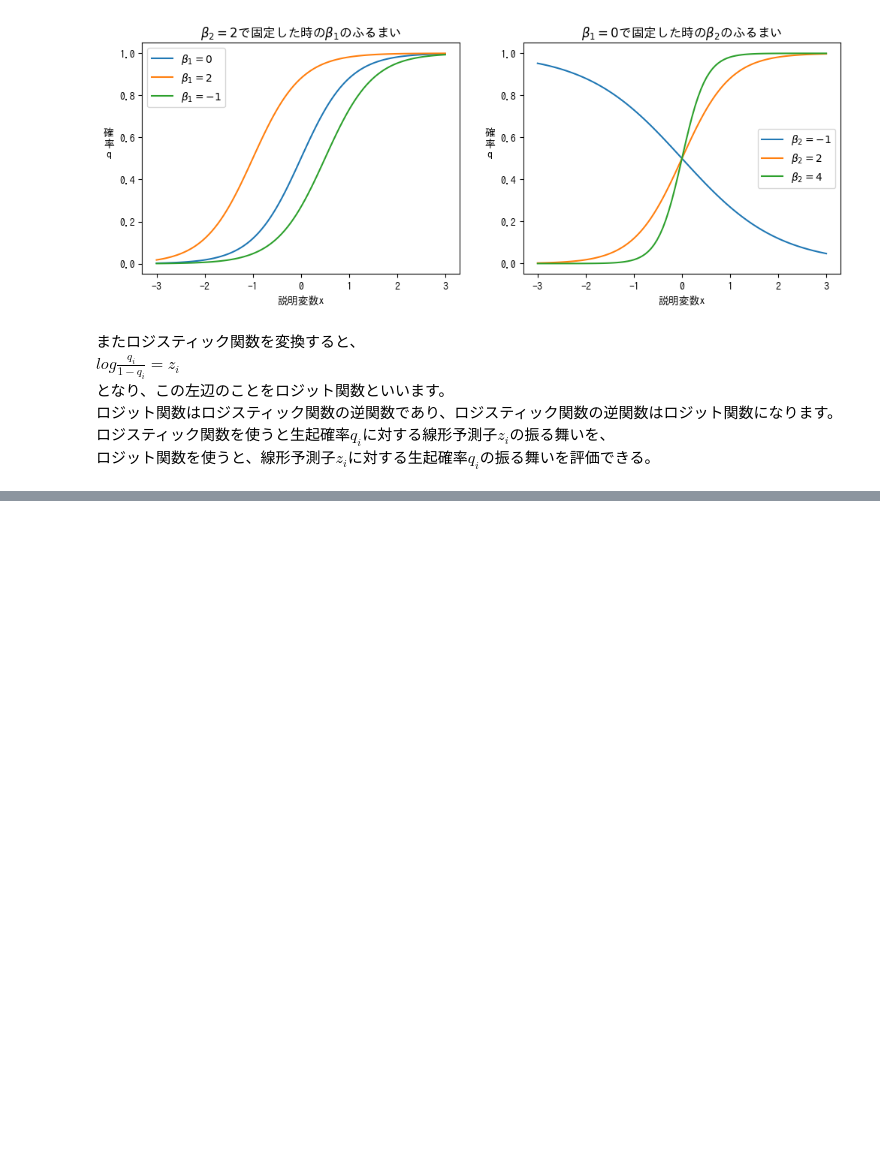
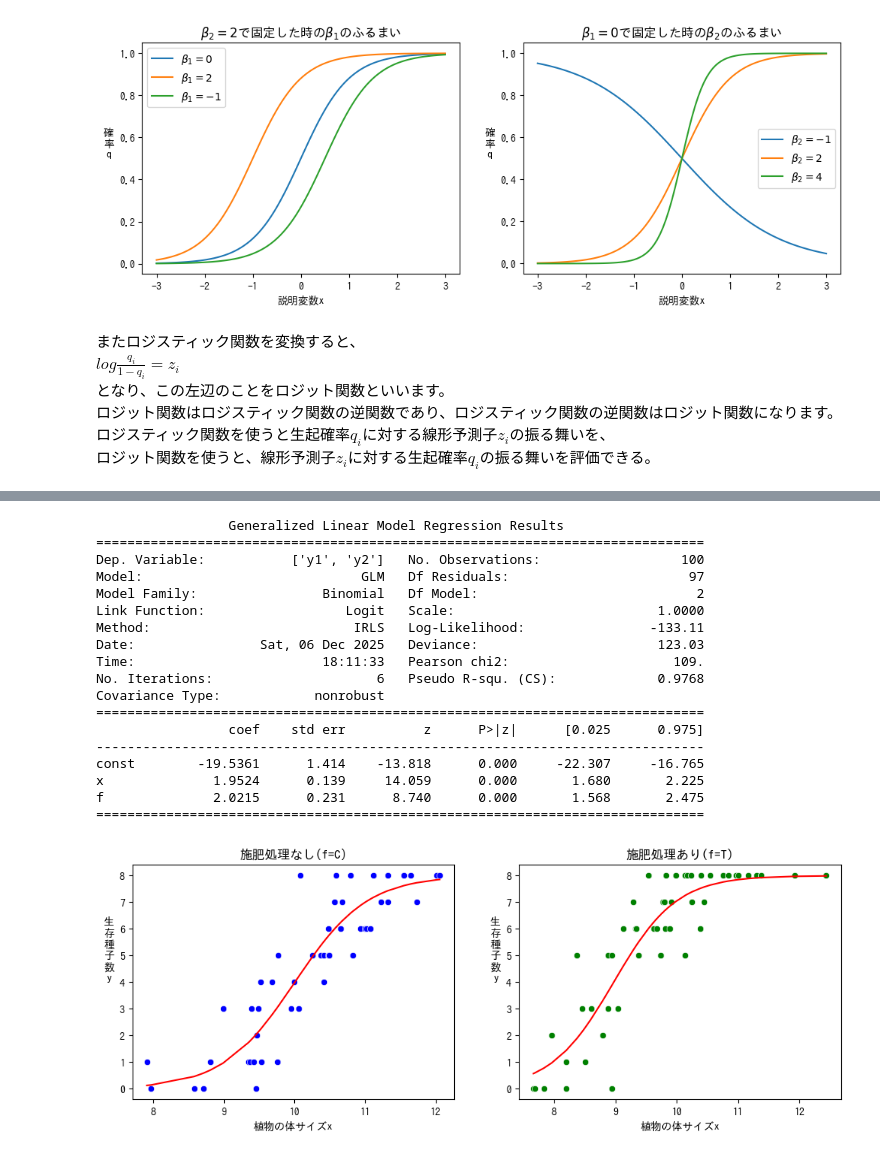
Before and after one commit to ynaoy/kubo-book, a Jupyter notebook: src/chapter6/chapter6.ipynb, the cells around one changed output, grey strips where cells are left out. Drawn from its saved outputs; the diff is of its cells as text; code cells hidden in the pictures; blank space fills up the shorter version.

```diff
--- a/src/chapter6/chapter6.ipynb
+++ b/src/chapter6/chapter6.ipynb
@@ -164,0 +176,46 @@ $log\frac{q_i}{1-q_i}=z_i$
+# %%
+# 因子型のデータを数値に変換
+d = data4a.copy()
+d["f"] = d["f"].map({"C": 0, "T": 1})
+# 説明変数に切片を追加
+X = sm.add_constant(d[["x","f"]])
+# 応答変数を定義
+y=np.column_stack([d["y"], d["N"] - d["y"]])
+# ロジスティック回帰
+model = sm.GLM(y, X, family=sm.families.Binomial()).fit()
+pred = model.predict(X)
+d["pred"] = pred
+print(model.summary())
+
+# グラフを描写
+titles = ["施肥処理なし(f=C)","施肥処理あり(f=T)"]
+colors = ["blue", "green"]
+fig, axes = plt.subplots(1, 2, figsize=(12, 4))  # 1x2
+for ax, title, color, f in zip(axes, titles,colors,[0,1]):
+  plot_data = d[d["f"]==f].sort_values("x")
+  sns.scatterplot(plot_data, x="x",y="y", color=color, ax=ax)
+  ax.plot(plot_data["x"], plot_data["pred"]*plot_data["N"], color="red")
+  ax.set_xlabel("植物の体サイズx")
+  ax.set_ylabel("生\n存\n種\n子\n数\ny",rotation=0,labelpad=10)
+  ax.set_title(title)
+plt.show()
+# %% [output]
+                 Generalized Linear Model Regression Results
+==============================================================================
+Dep. Variable:           ['y1', 'y2']   No. Observations:                  100
+Model:                            GLM   Df Residuals:                       97
+Model Family:                Binomial   Df Model:                            2
+Link Function:                  Logit   Scale:                          1.0000
+Method:                          IRLS   Log-Likelihood:                -133.11
+Date:                Sat, 06 Dec 2025   Deviance:                       123.03
+Time:                        18:11:33   Pearson chi2:                     109.
+No. Iterations:                     6   Pseudo R-squ. (CS):             0.9768
+Covariance Type:            nonrobust
+==============================================================================
+                 coef    std err          z      P>|z|      [0.025      0.975]
+------------------------------------------------------------------------------
+const        -19.5361      1.414    -13.818      0.000     -22.307     -16.765
+x              1.9524      0.139     14.059      0.000       1.680       2.225
+f              2.0215      0.231      8.740      0.000       1.568       2.475
+==============================================================================
+[figure, added]
```
Also changed, not shown: parts of 8 cells of this notebook.
